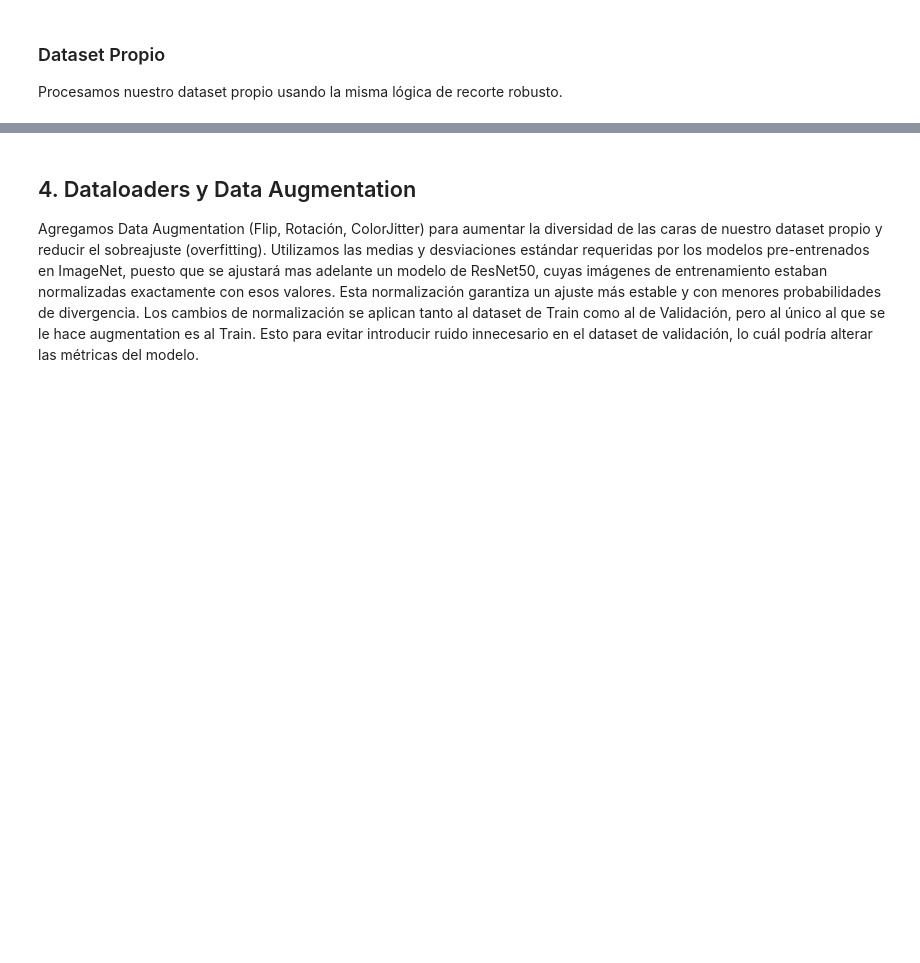
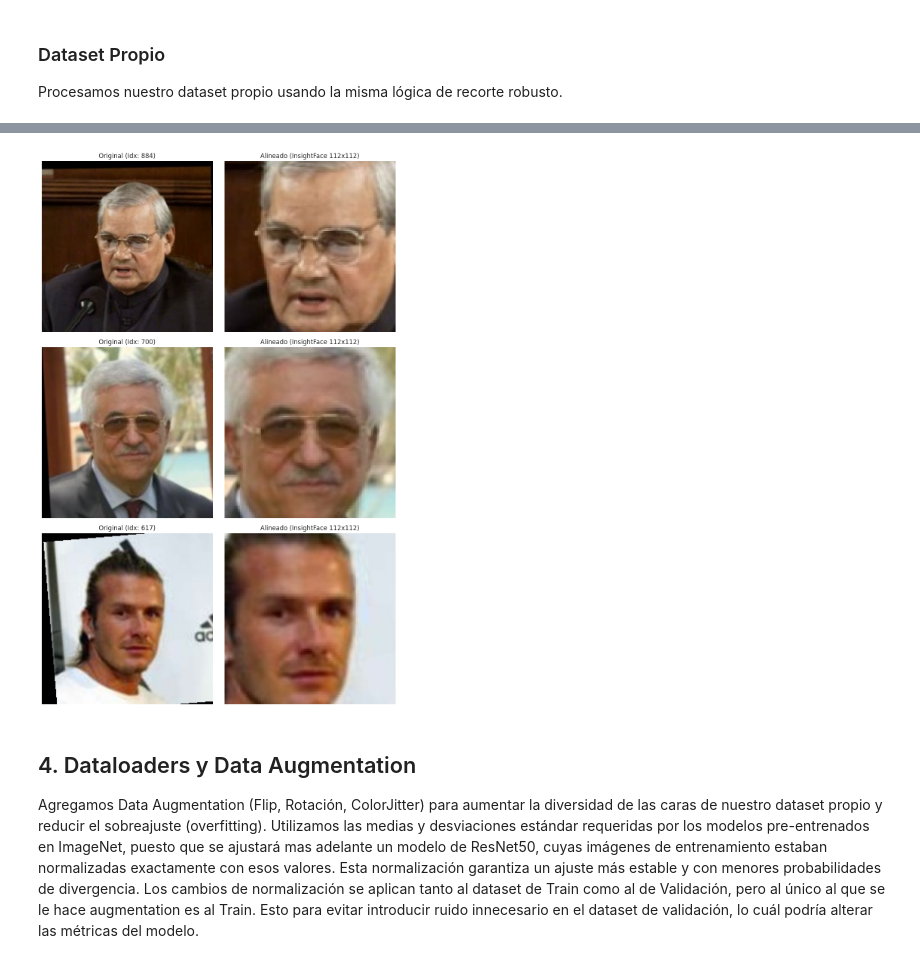
Before and after one commit to Juanmora29/tuia-face-recognition-app, a Jupyter notebook: train.ipynb, the cells around one changed output, grey strips where cells are left out. Saved outputs shown, nothing was run; the diff lists cells and outputs as text; code cells hidden in the pictures; blank space fills up the shorter version.

```diff
--- a/train.ipynb
+++ b/train.ipynb
@@ -309,4 +312,49 @@ Total imágenes: 1365
 Total clases: 71
+# %%
+# --- Comparación: Original vs Alineado ---
+n_comparisons = 3
+# Seleccionamos índices aleatorios del dataset original
+indices = random.sample(range(len(all_images_lfw)), n_comparisons)
+
+fig, axes = plt.subplots(n_comparisons, 2, figsize=(10, 5 * n_comparisons))
+
+for i, idx in enumerate(indices):
+    # 1. Obtener imagen original
+    img_raw = all_images_lfw[idx]
+    if img_raw.max() <= 1.0:
+        img_rgb = (img_raw * 255).astype(np.uint8)
+    else:
+        img_rgb = img_raw.astype(np.uint8)
+
+    # 2. Procesar con InsightFace
+    img_bgr = cv2.cvtColor(img_rgb, cv2.COLOR_RGB2BGR)
+    faces = app.get(img_bgr)
+
+    # Mostrar Original
+    axes[i, 0].imshow(img_rgb)
+    axes[i, 0].set_title(f"Original (Idx: {idx})")
+    axes[i, 0].axis('off')
+
+    if len(faces) > 0:
+        face = sorted(faces, key=lambda x: x.det_score, reverse=True)[0]
+        aligned_bgr = safe_crop_face(img_bgr, face)
+
+        if aligned_bgr is not None:
+            aligned_rgb = cv2.cvtColor(aligned_bgr, cv2.COLOR_BGR2RGB)
+            # Mostrar Alineado
+            axes[i, 1].imshow(aligned_rgb)
+            axes[i, 1].set_title("Alineado (InsightFace 112x112)")
+        else:
+            axes[i, 1].text(0.5, 0.5, "Error en alineación", ha='center')
+    else:
+        axes[i, 1].text(0.5, 0.5, "No se detectó rostro", ha='center')
+
+    axes[i, 1].axis('off')
+
+plt.tight_layout()
+plt.show()
+# %% [output]
+[figure, added]
 # %% [markdown]
 ## 4. Dataloaders y Data Augmentation
 Agregamos Data Augmentation (Flip, Rotación, ColorJitter) para aumentar la diversidad de las caras de nuestro dataset propio y reducir el sobreajuste (overfitting). Utilizamos las medias y desviaciones estándar requeridas por los modelos pre-entrenados en ImageNet, puesto que se ajustará mas adelante un modelo de ResNet50, cuyas imágenes de entrenamiento estaban normalizadas exactamente con esos valores. Esta normalización garantiza un ajuste más estable y con menores probabilidades de divergencia.
```
Also changed, not shown: parts of 11 cells of this notebook.
